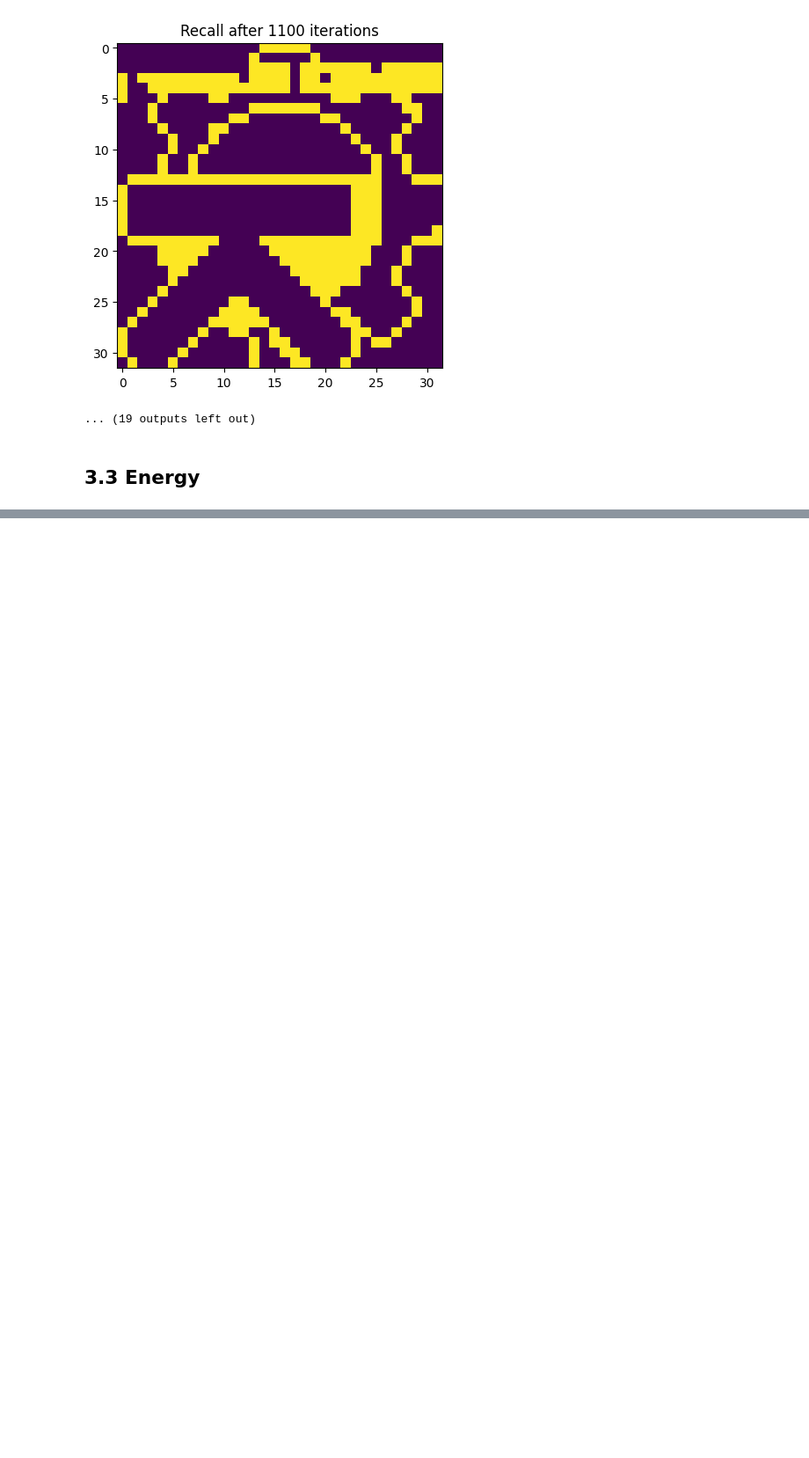
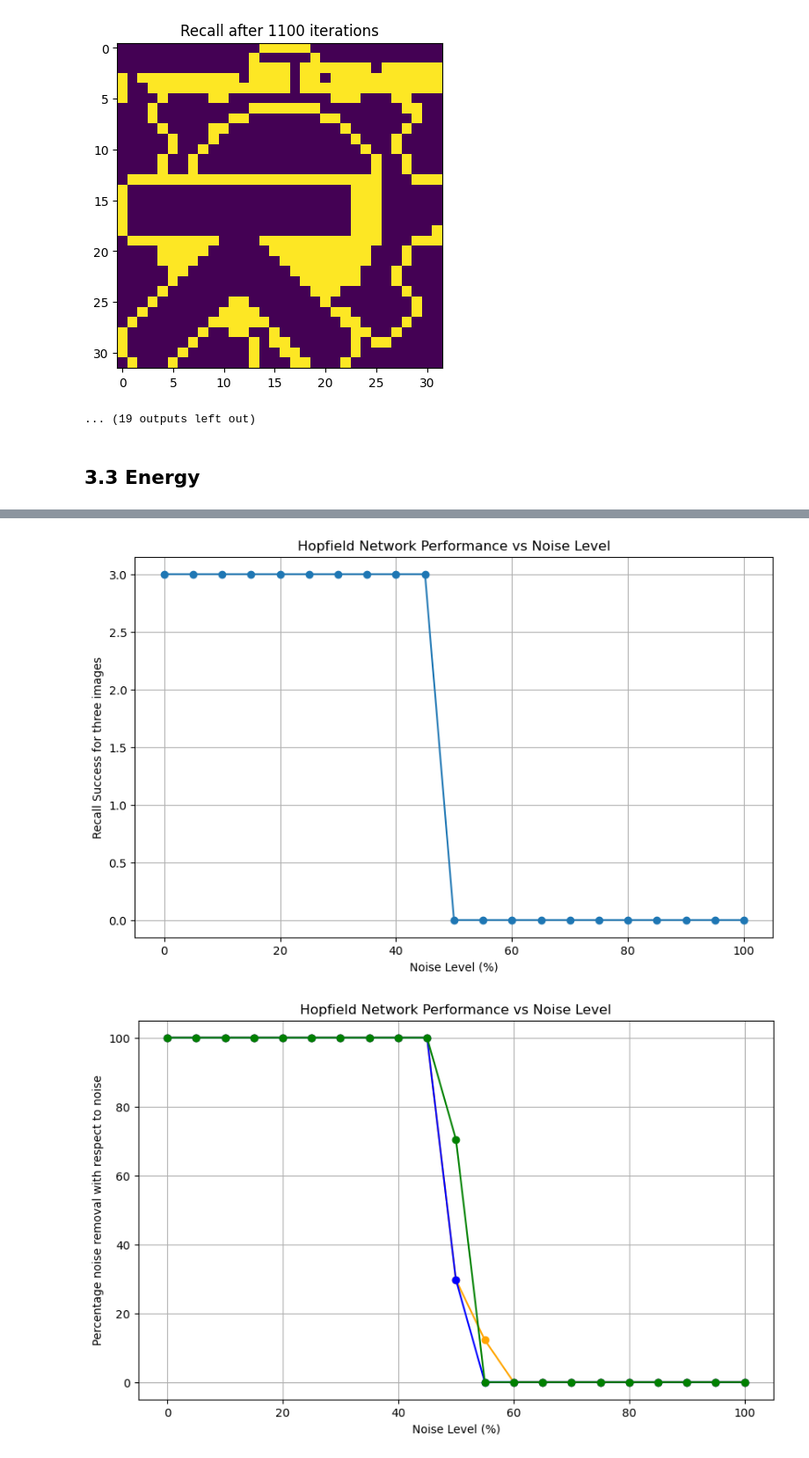
Before and after one commit to sebastians1999/DD2437_ANNs, a Jupyter notebook: lab3/hopfield_nets.ipynb, the cells around one changed output, grey strips where cells are left out. Shown at 88% size. Drawn from its saved outputs; the diff is of its cells as text; code cells hidden in the pictures; blank space fills up the shorter version.

```diff
--- a/lab3/hopfield_nets.ipynb
+++ b/lab3/hopfield_nets.ipynb
@@ -309,0 +706,64 @@ printed_end = pic_net_printing.recall_seq(pic_data_dist[1])
+# %%
+def calc_noise_removal(original_pic_data, noisy_pic_data, recalled_pic_data):
+
+
+    corrupted_pixels = (original_pic_data != noisy_pic_data)
+    n_corrupted = np.sum(corrupted_pixels)
+
+    if n_corrupted == 0.0:
+        return 100.0
+
+    #figure out which of the corrupted pixels of the recalled image are equal to the correct image (calculate percentage of noise removal)
+    fixed_pixels = (recalled_pic_data[corrupted_pixels] == original_pic_data[corrupted_pixels])
+    n_fixed = np.sum(fixed_pixels)
+
+    noise_removal_percentage = (n_fixed / n_corrupted) * 100
+
+    return noise_removal_percentage
+# %%
+pic_data_3 = pic_data[:3]
+pic_net = Hopfield_net(data=pic_data_3)
+n = 21
+noise_levels = np.linspace(0, 1.0, n)  # 0%, 5%, 10%, ..., 100%
+success_hist = []
+noise_removal_hist = [[] for _ in range(pic_data_3.shape[0])]
+
+
+
+for i, noise_level in enumerate(noise_levels):
+    n_successful = 0
+    for e in range(pic_data_3.shape[0]):
+
+        noisy_pic = pic_noise(pic_data_3[e], noise_level)
+        recalled = pic_net.recall_sync(noisy_pic)
+        noise_removal_hist[e].append(calc_noise_removal(original_pic_data=pic_data_3[e],noisy_pic_data=noisy_pic,recalled_pic_data=recalled))
+
+        if np.array_equal(pic_data_3[e], recalled):
+            n_successful += 1
+    success_hist.append(n_successful)
+
+
+
+plt.figure(figsize=(10, 6))
+plt.plot(noise_levels * 100, success_hist, marker='o')
+plt.xlabel('Noise Level (%)')
+plt.ylabel('Recall Success for three images')
+plt.title('Hopfield Network Performance vs Noise Level')
+plt.grid(True)
+plt.show()
+
+
+
+
+plt.figure(figsize=(10, 6))
+plt.plot(noise_levels*100, noise_removal_hist[0], marker='o' ,color='orange', label='Image 1')
+plt.plot(noise_levels*100, noise_removal_hist[1], marker='o' ,color='blue' , label='Image 2')
+plt.plot(noise_levels*100, noise_removal_hist[2], marker='o' ,color='green', label='Image 3')
+plt.xlabel('Noise Level (%)')
+plt.ylabel('Percentage noise removal with respect to noise')
+plt.title('Hopfield Network Performance vs Noise Level')
+plt.grid(True)
+plt.show()
+# %% [output]
+[figure, added]
+[figure, added]
```
Also changed, not shown: parts of 31 cells of this notebook.
